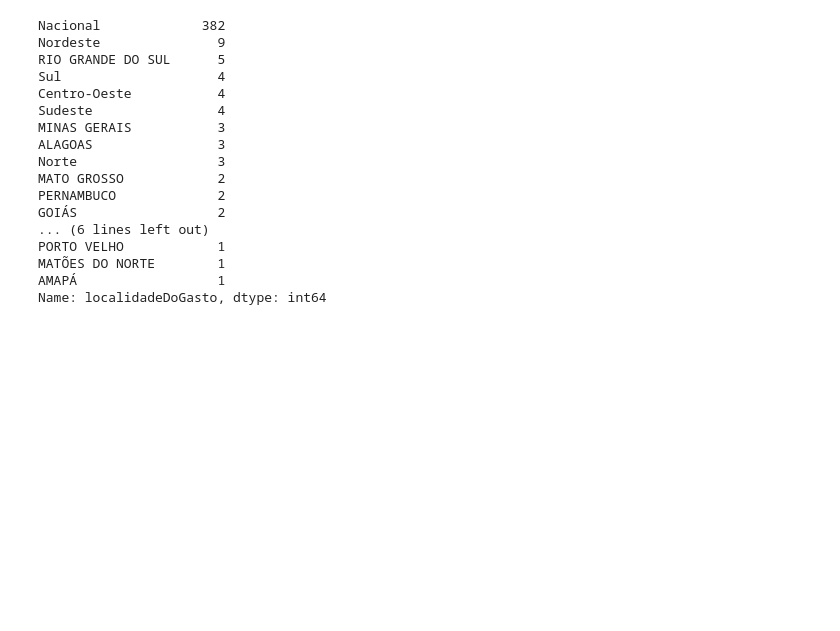
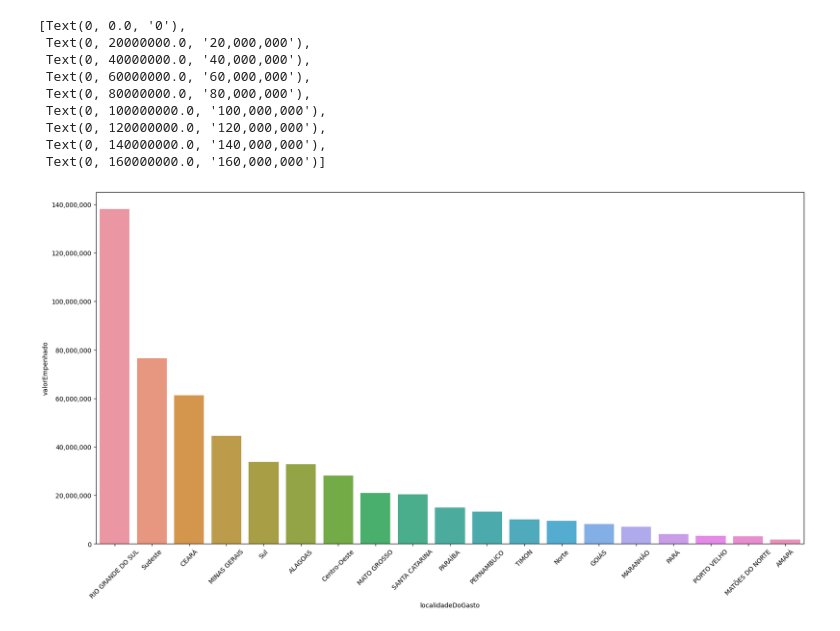
Before and after one commit to thiago-paim/pandas-practice, a Jupyter notebook: orcamento_secreto/notebooks/explore.ipynb, the cells around one changed output. Drawn from its saved outputs; the diff is of its cells as text; code cells hidden in the pictures; blank space fills up the shorter version.

```diff
--- a/orcamento_secreto/notebooks/explore.ipynb
+++ b/orcamento_secreto/notebooks/explore.ipynb
@@ -34,20 +64,31 @@ df.describe()
-# %%
-df.localidadeDoGasto.value_counts()
-# %% [output]
-Nacional             382
-Nordeste               9
-RIO GRANDE DO SUL      5
-Sul                    4
-Centro-Oeste           4
-Sudeste                4
-MINAS GERAIS           3
-ALAGOAS                3
-Norte                  3
-MATO GROSSO            2
-PERNAMBUCO             2
-GOIÁS                  2
-... (6 lines left out)
-PORTO VELHO            1
-MATÕES DO NORTE        1
-AMAPÁ                  1
-Name: localidadeDoGasto, dtype: int64
+# %%
+# Agrupando valorEmpenhado por localidade
+loc_df = df.groupby('localidadeDoGasto')[['valorPago', 'valorEmpenhado', 'valorLiquidado']].sum()
+
+loc_df = loc_df.drop(['Nacional', 'Nordeste'])  # Removendo outlier
+loc_df = loc_df.sort_values('valorEmpenhado', ascending=False)
+
+# Redefinindo parametros do matplotlib para melhorar legibilidade do gráfico
+plt.figure(figsize=(20, 10))
+plt.xticks(rotation=45)
+plt.ticklabel_format(style='plain', axis='y')
+
+sns.barplot(
+    x=loc_df.index,
+    y=loc_df.valorEmpenhado,
+)
+
+# Formatting y-axis ticks with thousands separator
+current_values = plt.gca().get_yticks()
+plt.gca().set_yticklabels(['{:,.0f}'.format(x) for x in current_values])
+# %% [output]
+[Text(0, 0.0, '0'),
+ Text(0, 20000000.0, '20,000,000'),
+ Text(0, 40000000.0, '40,000,000'),
+ Text(0, 60000000.0, '60,000,000'),
+ Text(0, 80000000.0, '80,000,000'),
+ Text(0, 100000000.0, '100,000,000'),
+ Text(0, 120000000.0, '120,000,000'),
+ Text(0, 140000000.0, '140,000,000'),
+ Text(0, 160000000.0, '160,000,000')]
+[figure, added]
```
Also changed, not shown: parts of 4 cells of this notebook.
